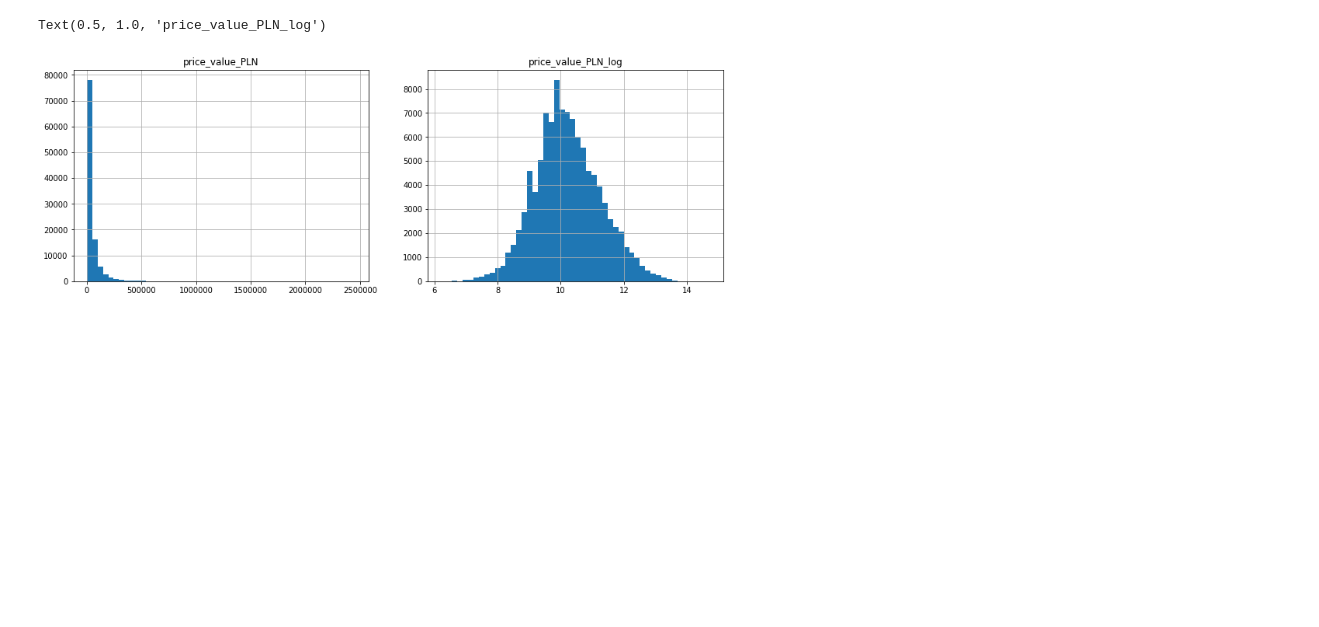
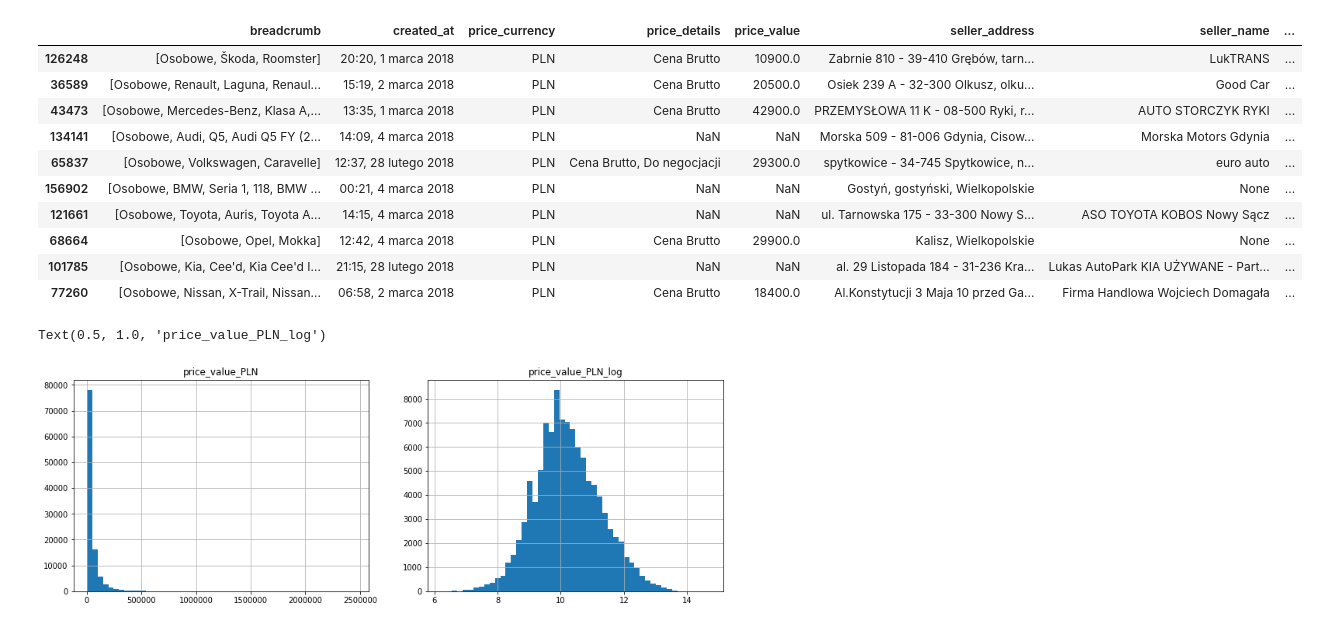
Before and after one commit to JakubStanczak/Car_price_predict, a Jupyter notebook: Car_price.ipynb, the cells around one changed output. Drawn from its saved outputs; the diff is of its cells as text; code cells hidden in the pictures; blank space fills up the shorter version.

```diff
--- a/Car_price.ipynb
+++ b/Car_price.ipynb
@@ -63,6 +81,20 @@ def normalize_price_value(x):
         return x['price_value'] * 4.5
 
 df['price_value_PLN'] = df[['price_currency', 'price_value']].apply(normalize_price_value, axis=1)
+# %%
+df.sample(10)
+# %% [output]
+|  | breadcrumb | created_at | price_currency | price_details | price_value | seller_address | seller_name | ... |
+| 126248 | [Osobowe, Škoda, Roomster] | 20:20, 1 marca 2018 | PLN | Cena Brutto | 10900.0 | Zabrnie 810 - 39-410 Grębów, tarn... | LukTRANS | ... |
+| 36589 | [Osobowe, Renault, Laguna, Renaul... | 15:19, 2 marca 2018 | PLN | Cena Brutto | 20500.0 | Osiek 239 A - 32-300 Olkusz, olku... | Good Car | ... |
+| 43473 | [Osobowe, Mercedes-Benz, Klasa A,... | 13:35, 1 marca 2018 | PLN | Cena Brutto | 42900.0 | PRZEMYSŁOWA 11 K - 08-500 Ryki, r... | AUTO STORCZYK RYKI | ... |
+| 134141 | [Osobowe, Audi, Q5, Audi Q5 FY (2... | 14:09, 4 marca 2018 | PLN | NaN | NaN | Morska 509 - 81-006 Gdynia, Cisow... | Morska Motors Gdynia | ... |
+| 65837 | [Osobowe, Volkswagen, Caravelle] | 12:37, 28 lutego 2018 | PLN | Cena Brutto, Do negocjacji | 29300.0 | spytkowice - 34-745 Spytkowice, n... | euro auto | ... |
+| 156902 | [Osobowe, BMW, Seria 1, 118, BMW ... | 00:21, 4 marca 2018 | PLN | NaN | NaN | Gostyń, gostyński, Wielkopolskie | None | ... |
+| 121661 | [Osobowe, Toyota, Auris, Toyota A... | 14:15, 4 marca 2018 | PLN | NaN | NaN | ul. Tarnowska 175 - 33-300 Nowy S... | ASO TOYOTA KOBOS Nowy Sącz | ... |
+| 68664 | [Osobowe, Opel, Mokka] | 12:42, 4 marca 2018 | PLN | Cena Brutto | 29900.0 | Kalisz, Wielkopolskie | None | ... |
+| 101785 | [Osobowe, Kia, Cee'd, Kia Cee'd I... | 21:15, 28 lutego 2018 | PLN | NaN | NaN | al. 29 Listopada 184 - 31-236 Kra... | Lukas AutoPark KIA UŻYWANE - Part... | ... |
+| 77260 | [Osobowe, Nissan, X-Trail, Nissan... | 06:58, 2 marca 2018 | PLN | Cena Brutto | 18400.0 | Al.Konstytucji 3 Maja 10 przed Ga... | Firma Handlowa Wojciech Domagała | ... |
 # %%
 # It seems that sing logarithm of target variable is worth looking into
 
```
Also changed, not shown: parts of 51 cells of this notebook.
